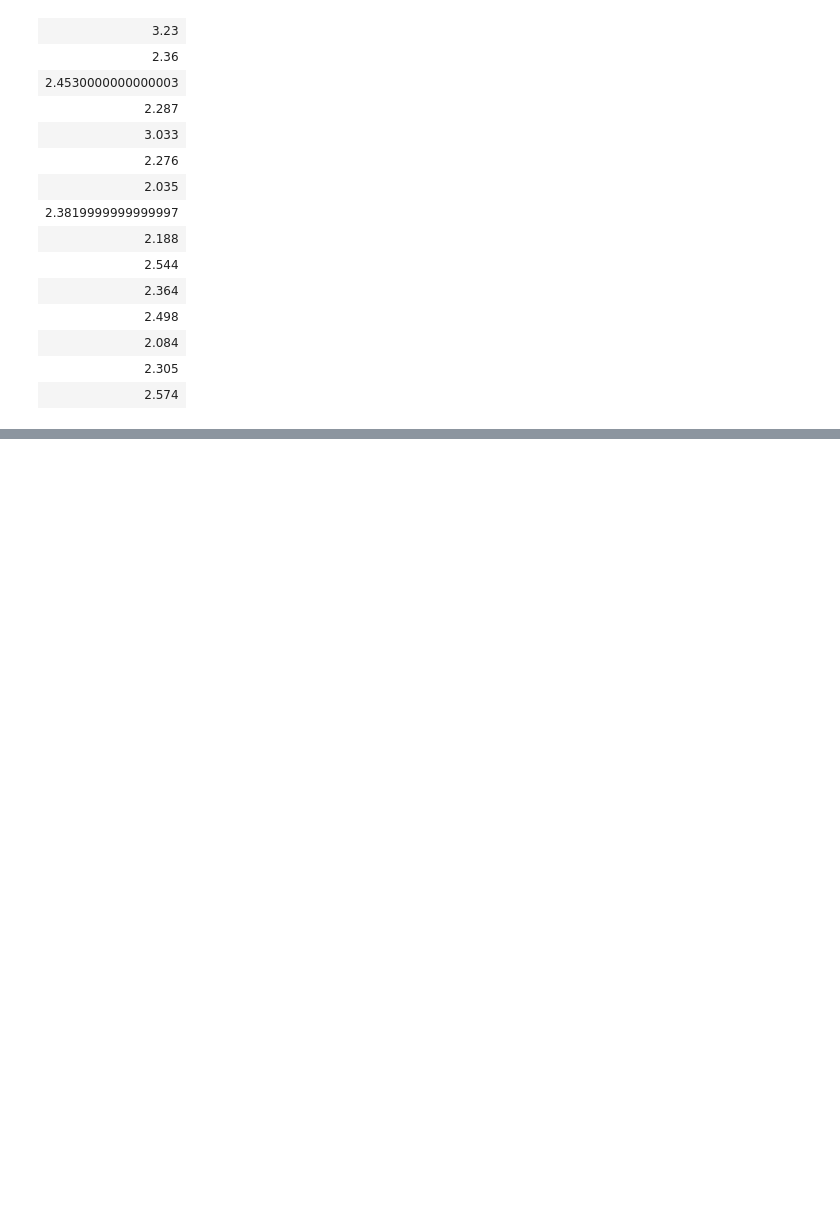
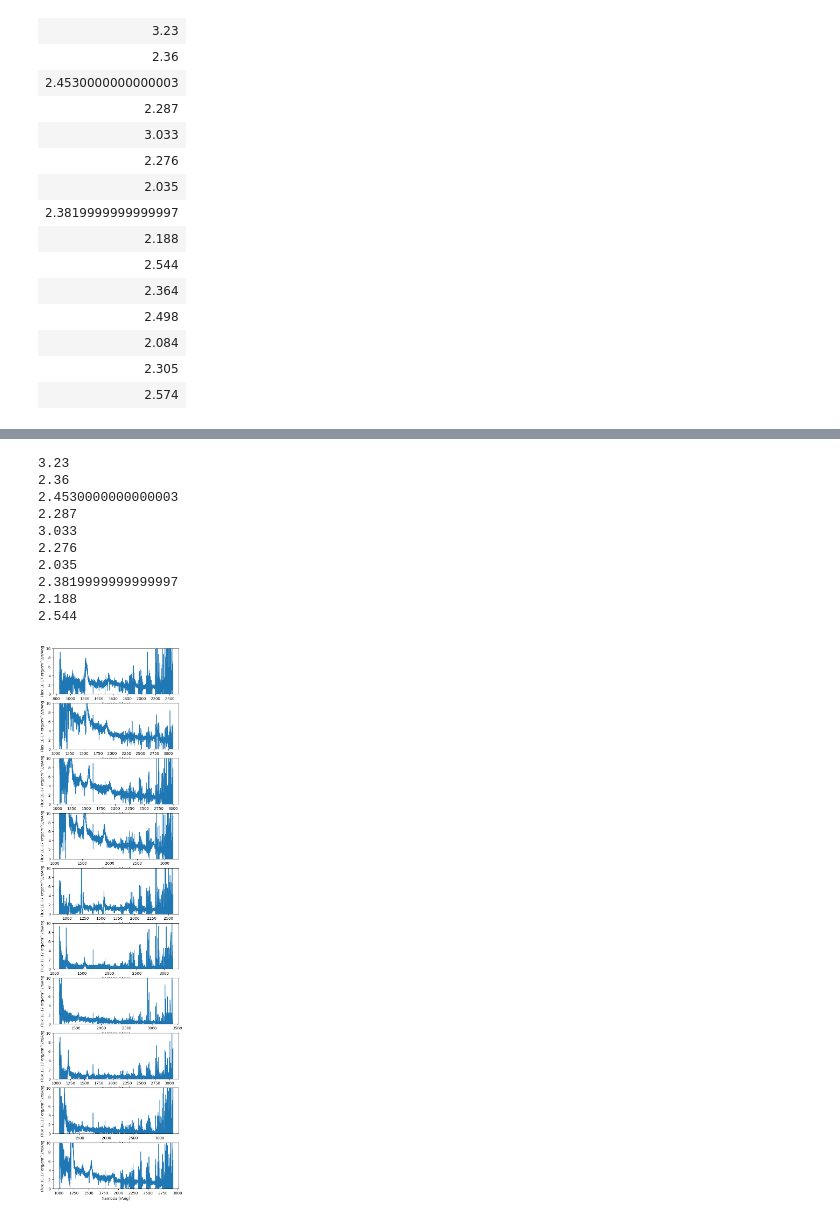
Before and after one commit to DCIDA2019/dcida2020ii-JoseDeJesusMV, a Jupyter notebook: Nov24/Ejercicio de clase/PCA.ipynb, the cells around one changed output, grey strips where cells are left out. Cells and saved outputs as stored; diff of their text form; code cells hidden in the pictures; blank space fills up the shorter version.

```diff
--- a/Nov24/Ejercicio de clase/PCA.ipynb
+++ b/Nov24/Ejercicio de clase/PCA.ipynb
@@ -334,0 +334,24 @@ ValueError: x and y must have same first dimension, but have shapes (4647,) and
+# %%
+plt.figure(figsize=(6,40),dpi=100)
+i = 0
+for i in range (10):
+    plt.subplot(len(ids_),1,i+1)
+    zq=zqso_[i]
+    print(zq)
+    plt.plot(wavelengths/(1+zq),flux[i])
+    plt.ylabel('Flux 1E-17 erg/cm^2/s/Ang')
+    plt.xlabel('\lambda [\Ang]')
+    plt.ylim(0,10)
+    i+=1
+# %% [output]
+3.23
+2.36
+2.4530000000000003
+2.287
+3.033
+2.276
+2.035
+2.3819999999999997
+2.188
+2.544
+[figure, added]
```
Also changed, not shown: parts of 5 cells of this notebook.
